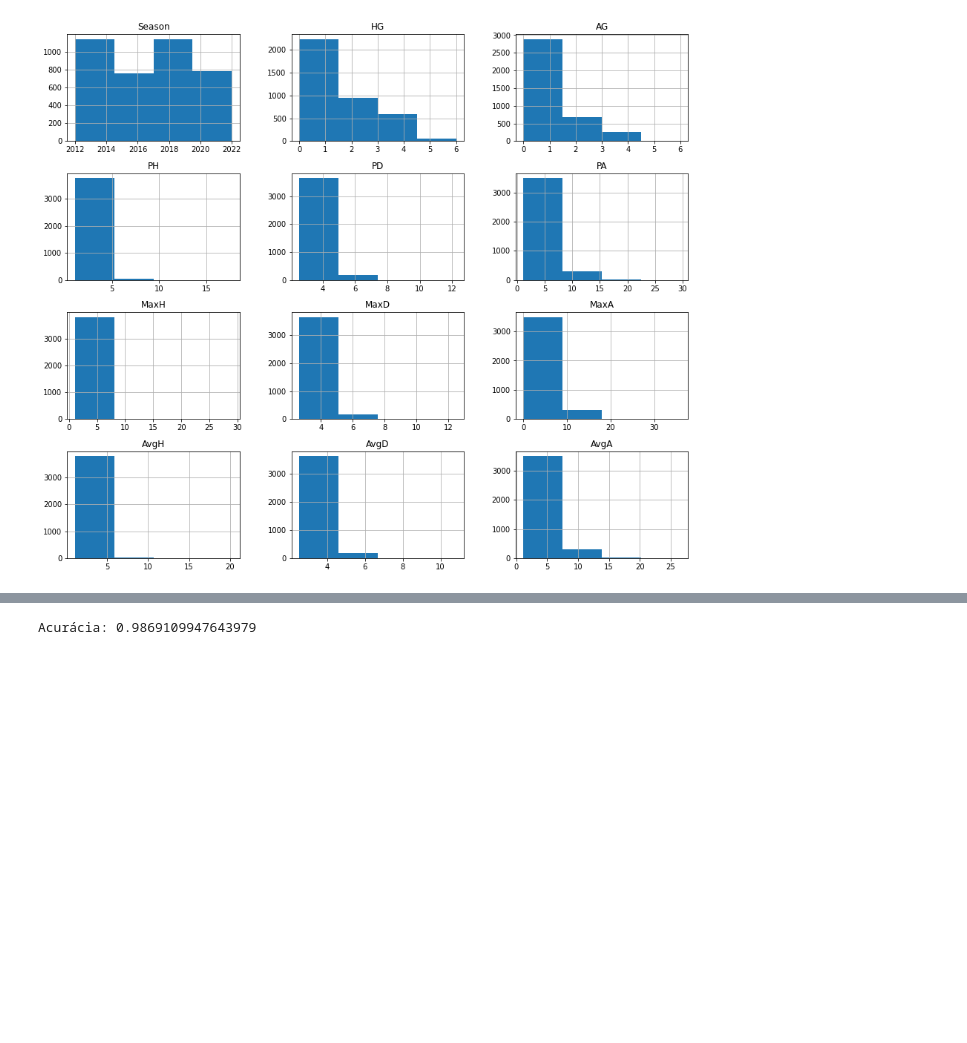
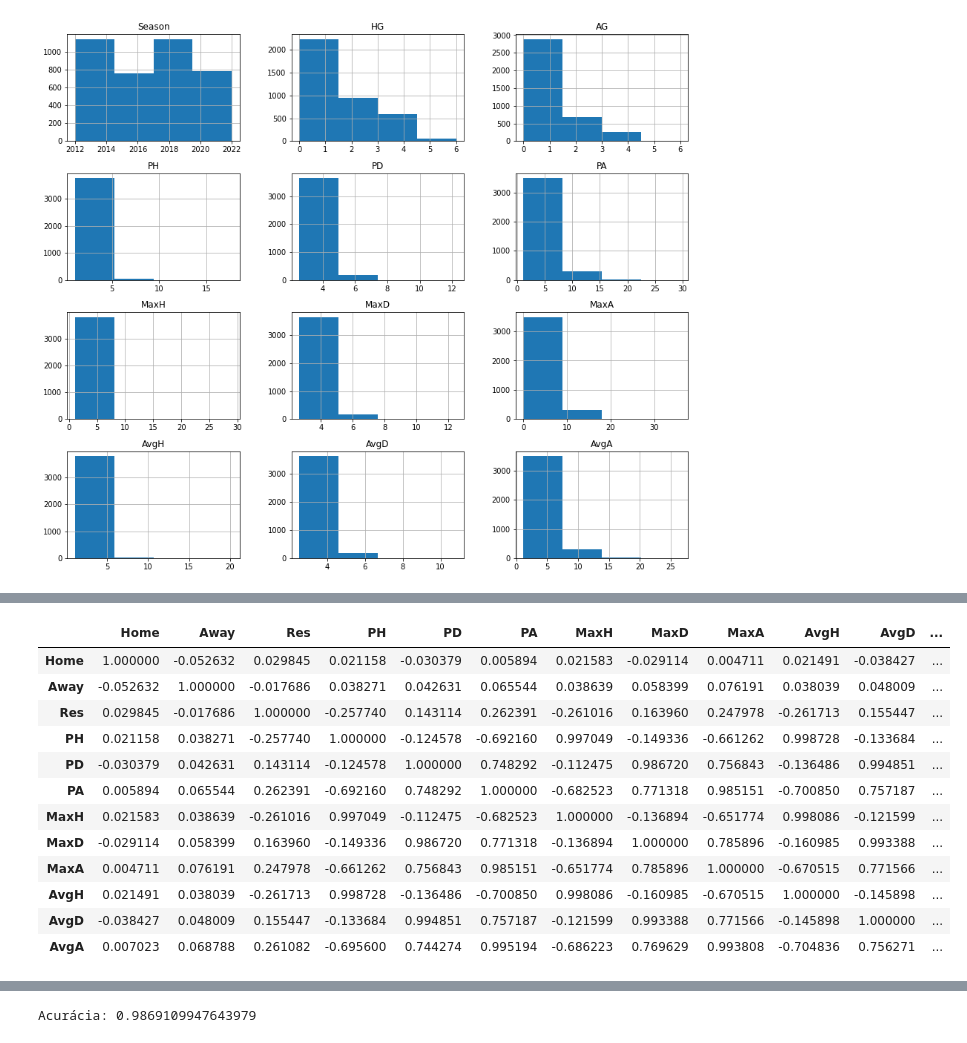
Before and after one commit to thcoelho/Campeonato_Brasileiro, a Jupyter notebook: Serie_A_Odds.ipynb, the cells around one changed output, grey strips where cells are left out. Cells and saved outputs as stored; diff of their text form; code cells hidden in the pictures; blank space fills up the shorter version.

```diff
--- a/Campeonato_Brasileiro.ipynb
+++ b/Serie_A_Odds.ipynb
@@ -122,3 +116,20 @@ Campeonato
+# %%
+# Checar mapa de calor das correlações entre variáveis
+Campeonato.corr()
+# %% [output]
+|  | Home | Away | Res | PH | PD | PA | MaxH | MaxD | MaxA | AvgH | AvgD | ... |
+| Home | 1.000000 | -0.052632 | 0.029845 | 0.021158 | -0.030379 | 0.005894 | 0.021583 | -0.029114 | 0.004711 | 0.021491 | -0.038427 | ... |
+| Away | -0.052632 | 1.000000 | -0.017686 | 0.038271 | 0.042631 | 0.065544 | 0.038639 | 0.058399 | 0.076191 | 0.038039 | 0.048009 | ... |
+| Res | 0.029845 | -0.017686 | 1.000000 | -0.257740 | 0.143114 | 0.262391 | -0.261016 | 0.163960 | 0.247978 | -0.261713 | 0.155447 | ... |
+| PH | 0.021158 | 0.038271 | -0.257740 | 1.000000 | -0.124578 | -0.692160 | 0.997049 | -0.149336 | -0.661262 | 0.998728 | -0.133684 | ... |
+| PD | -0.030379 | 0.042631 | 0.143114 | -0.124578 | 1.000000 | 0.748292 | -0.112475 | 0.986720 | 0.756843 | -0.136486 | 0.994851 | ... |
+| PA | 0.005894 | 0.065544 | 0.262391 | -0.692160 | 0.748292 | 1.000000 | -0.682523 | 0.771318 | 0.985151 | -0.700850 | 0.757187 | ... |
+| MaxH | 0.021583 | 0.038639 | -0.261016 | 0.997049 | -0.112475 | -0.682523 | 1.000000 | -0.136894 | -0.651774 | 0.998086 | -0.121599 | ... |
+| MaxD | -0.029114 | 0.058399 | 0.163960 | -0.149336 | 0.986720 | 0.771318 | -0.136894 | 1.000000 | 0.785896 | -0.160985 | 0.993388 | ... |
+| MaxA | 0.004711 | 0.076191 | 0.247978 | -0.661262 | 0.756843 | 0.985151 | -0.651774 | 0.785896 | 1.000000 | -0.670515 | 0.771566 | ... |
+| AvgH | 0.021491 | 0.038039 | -0.261713 | 0.998728 | -0.136486 | -0.700850 | 0.998086 | -0.160985 | -0.670515 | 1.000000 | -0.145898 | ... |
+| AvgD | -0.038427 | 0.048009 | 0.155447 | -0.133684 | 0.994851 | 0.757187 | -0.121599 | 0.993388 | 0.771566 | -0.145898 | 1.000000 | ... |
+| AvgA | 0.007023 | 0.068788 | 0.261082 | -0.695600 | 0.744274 | 0.995194 | -0.686223 | 0.769629 | 0.993808 | -0.704836 | 0.756271 | ... |
 # %%
 # Criar features e labels
 X = Campeonato.drop(["Res"], axis="columns")
```
Also changed, not shown: parts of 8 cells of this notebook, 2 other files.
